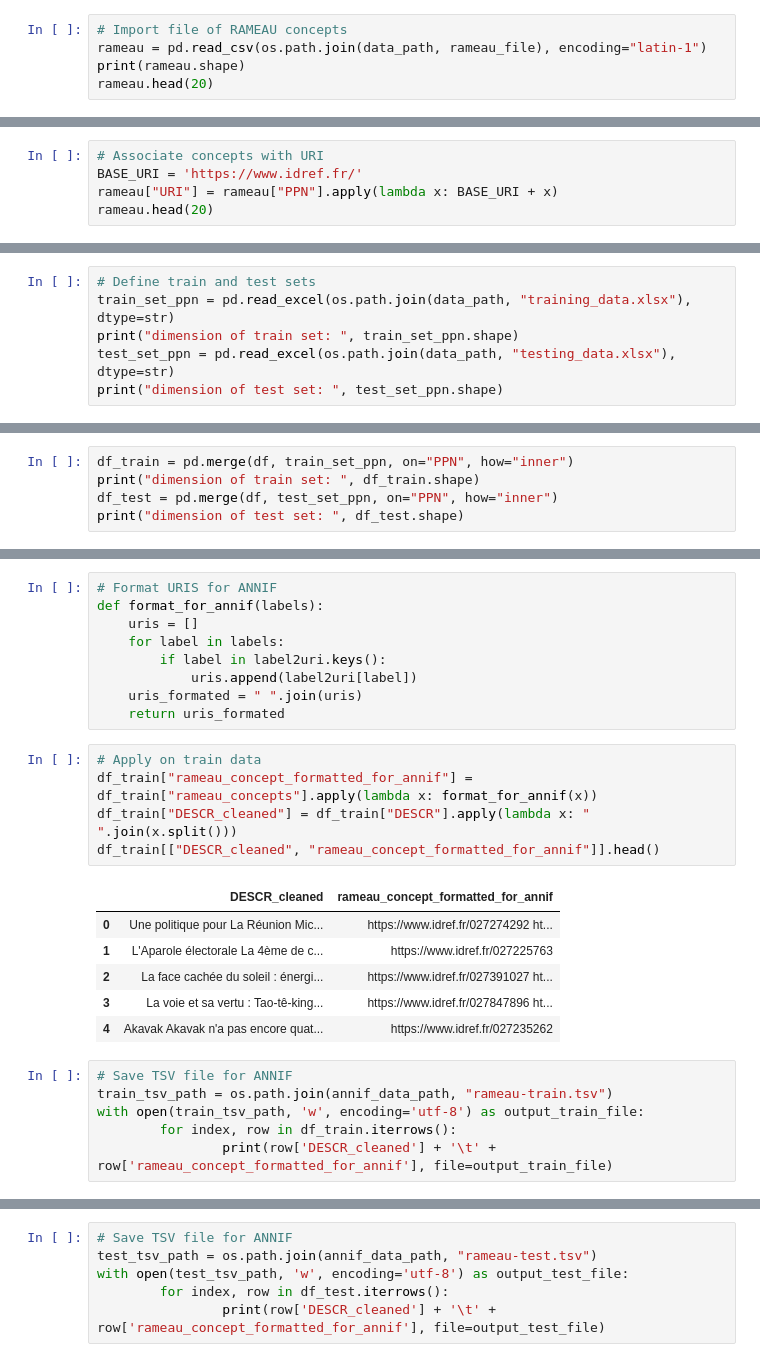
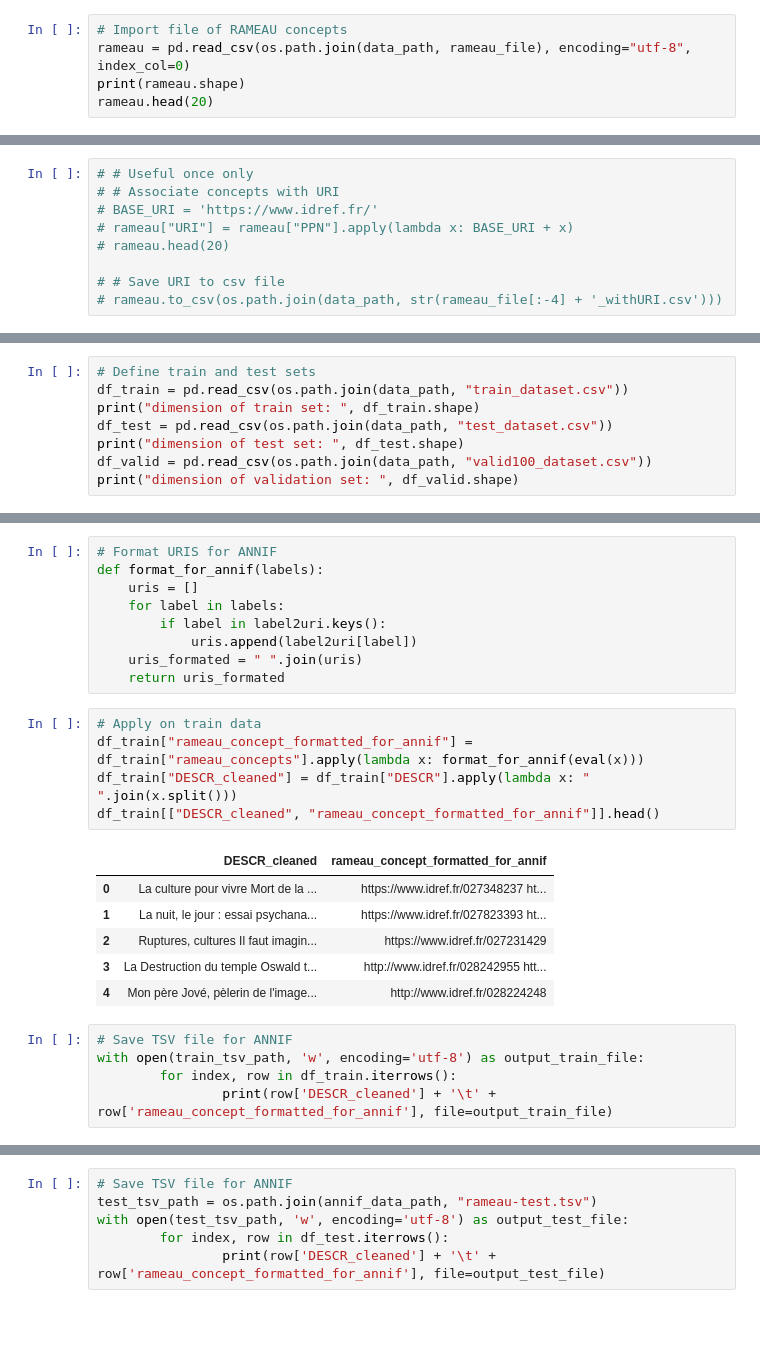
Before and after one commit to abes-esr/labo-indexation-ai, a Jupyter notebook: work_with_annif.ipynb, the cells around one changed output, grey strips where cells are left out. Cells and saved outputs as stored; diff of their text form; blank space fills up the shorter version.

Commit message:
work with ANNIF : train, optimisation

```diff
--- a/work_with_annif.ipynb
+++ b/work_with_annif.ipynb
@@ -80,6 +86,6 @@ df.head()
 # %%
 # Import file of RAMEAU concepts
-rameau = pd.read_csv(os.path.join(data_path, rameau_file), encoding="latin-1")
+rameau = pd.read_csv(os.path.join(data_path, rameau_file), encoding="utf-8", index_col=0)
 print(rameau.shape)
 rameau.head(20)
 # %% [output]
@@ -104,7 +110,11 @@ rameau.head(20)
 # %% [markdown]
 ### Create vocabulary file
 # %%
-# Associate concepts with URI
-BASE_URI = 'https://www.idref.fr/'
-rameau["URI"] = rameau["PPN"].apply(lambda x: BASE_URI + x)
-rameau.head(20)
+# # Useful once only
+# # Associate concepts with URI
+# BASE_URI = 'https://www.idref.fr/'
+# rameau["URI"] = rameau["PPN"].apply(lambda x: BASE_URI + x)
+# rameau.head(20)
+
+# # Save URI to csv file
+# rameau.to_csv(os.path.join(data_path, str(rameau_file[:-4] + '_withURI.csv')))
@@ -186,8 +175,10 @@ saving vocabulary into SKOS file data/vocabs/rameau/subjects.ttl
 #### Define train and test sets (using split performed by Jean Luc Prieto)
 # %%
 # Define train and test sets
-train_set_ppn = pd.read_excel(os.path.join(data_path, "training_data.xlsx"), dtype=str)
-print("dimension of train set: ", train_set_ppn.shape)
-test_set_ppn = pd.read_excel(os.path.join(data_path, "testing_data.xlsx"), dtype=str)
-print("dimension of test set: ", test_set_ppn.shape)
+df_train = pd.read_csv(os.path.join(data_path, "train_dataset.csv"))
+print("dimension of train set: ", df_train.shape)
+df_test = pd.read_csv(os.path.join(data_path, "test_dataset.csv"))
+print("dimension of test set: ", df_test.shape)
+df_valid = pd.read_csv(os.path.join(data_path, "valid100_dataset.csv"))
+print("dimension of validation set: ", df_valid.shape)
 # %% [output]
@@ -196,5 +187,0 @@ dimension of test set:  (29244, 1)
-# %%
-df_train = pd.merge(df, train_set_ppn, on="PPN", how="inner")
-print("dimension of train set: ", df_train.shape)
-df_test = pd.merge(df, test_set_ppn, on="PPN", how="inner")
-print("dimension of test set: ", df_test.shape)
@@ -215,19 +208,18 @@ def format_for_annif(labels):
     return uris_formated
 # %%
 # Apply on train data
-df_train["rameau_concept_formatted_for_annif"] = df_train["rameau_concepts"].apply(lambda x: format_for_annif(x))
+df_train["rameau_concept_formatted_for_annif"] = df_train["rameau_concepts"].apply(lambda x: format_for_annif(eval(x)))
 df_train["DESCR_cleaned"] = df_train["DESCR"].apply(lambda x: " ".join(x.split()))
 df_train[["DESCR_cleaned", "rameau_concept_formatted_for_annif"]].head()
 # %% [output]
 |  | DESCR_cleaned | rameau_concept_formatted_for_annif |
-| 0 | Une politique pour La Réunion Mic... | https://www.idref.fr/027274292 ht... |
-| 1 | L'Aparole électorale La 4ème de c... | https://www.idref.fr/027225763 |
-| 2 | La face cachée du soleil : énergi... | https://www.idref.fr/027391027 ht... |
-| 3 | La voie et sa vertu : Tao-tê-king... | https://www.idref.fr/027847896 ht... |
-| 4 | Akavak Akavak n'a pas encore quat... | https://www.idref.fr/027235262 |
+| 0 | La culture pour vivre Mort de la ... | https://www.idref.fr/027348237 ht... |
+| 1 | La nuit, le jour : essai psychana... | https://www.idref.fr/027823393 ht... |
+| 2 | Ruptures, cultures Il faut imagin... | https://www.idref.fr/027231429 |
+| 3 | La Destruction du temple Oswald t... | http://www.idref.fr/028242955 htt... |
+| 4 | Mon père Jové, pèlerin de l'image... | http://www.idref.fr/028224248 |
 # %%
 # Save TSV file for ANNIF
-train_tsv_path = os.path.join(annif_data_path, "rameau-train.tsv")
 with open(train_tsv_path, 'w', encoding='utf-8') as output_train_file:
         for index, row in df_train.iterrows():
                 print(row['DESCR_cleaned'] + '\t' + row['rameau_concept_formatted_for_annif'], file=output_train_file)
```
Also changed, not shown: parts of 57 cells of this notebook, 3 other files.
